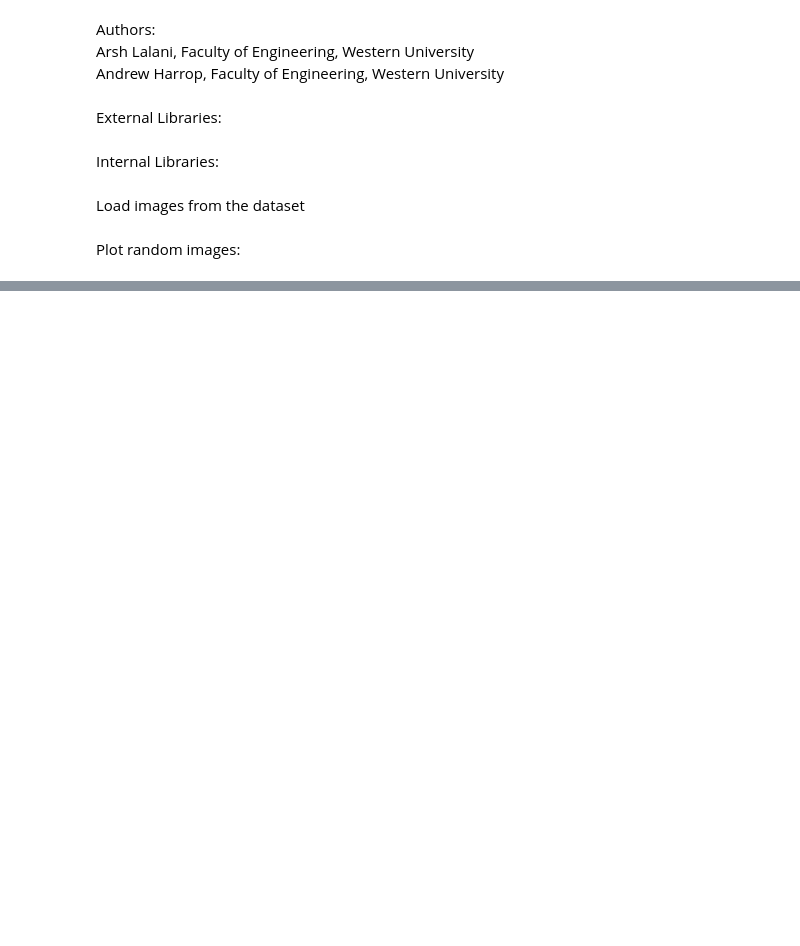
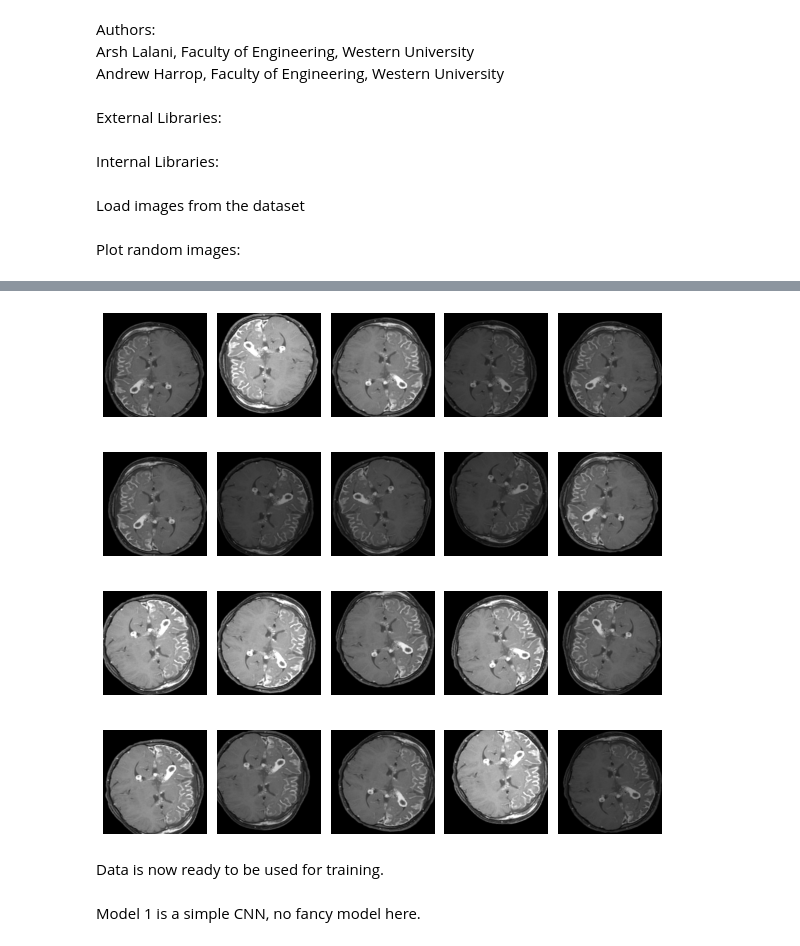
Before and after one commit to andrewharrop/Advanced-AI-Thesis, a Jupyter notebook: main.ipynb, the cells around one changed output, grey strips where cells are left out. Cells and saved outputs as stored; diff of their text form; code cells hidden in the pictures; blank space fills up the shorter version.

```diff
--- a/main.ipynb
+++ b/main.ipynb
@@ -87,0 +99,15 @@ plot_cnn_history(base_cnn_history)
+# %%
+example_datagen = ImageDataGenerator(
+    rotation_range=20,
+    width_shift_range=0.08,
+    height_shift_range=0.08,
+    rescale=1./255,
+    shear_range=0.1,
+    brightness_range=[0.5, 1.5],
+    horizontal_flip=True,
+    vertical_flip=True
+)
+# %%
+plot_augmented(X_light_train[5], example_datagen)
+# %% [output]
+[figure, added]
@@ -87,0 +157,4 @@ plot_cnn_history(base_cnn_history)
+# %% [markdown]
+Data is now ready to be used for training.
+# %% [markdown]
+Model 1 is a simple CNN, no fancy model here.
```
Also changed, not shown: parts of 34 cells of this notebook, 21 other files.
